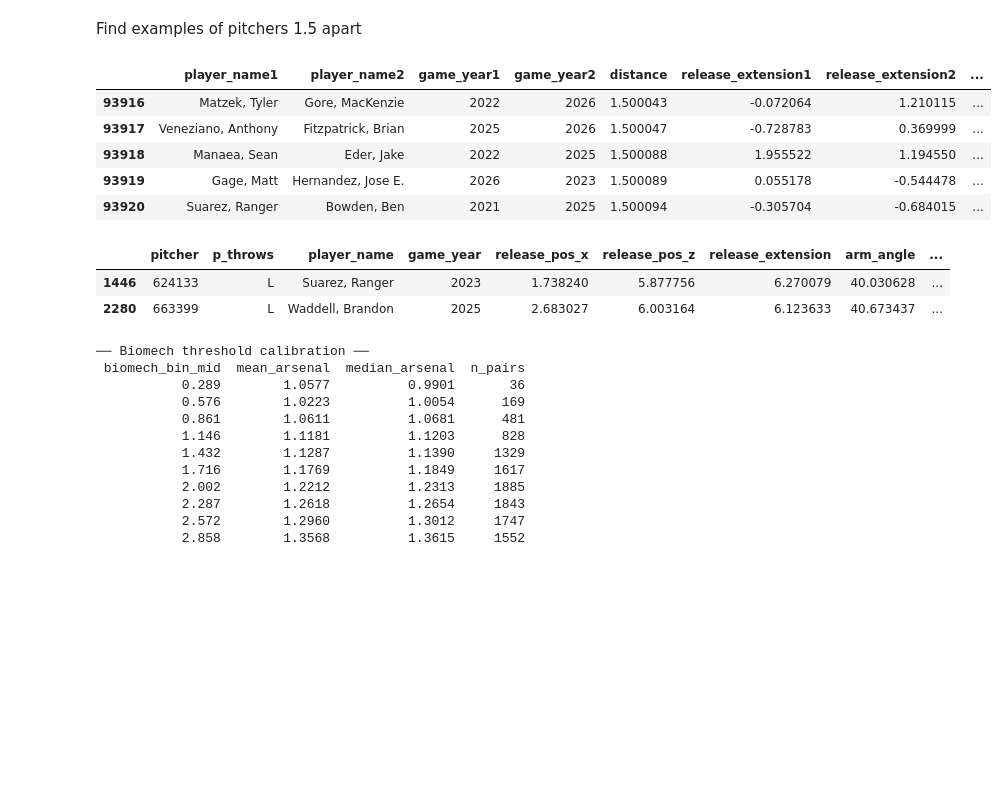
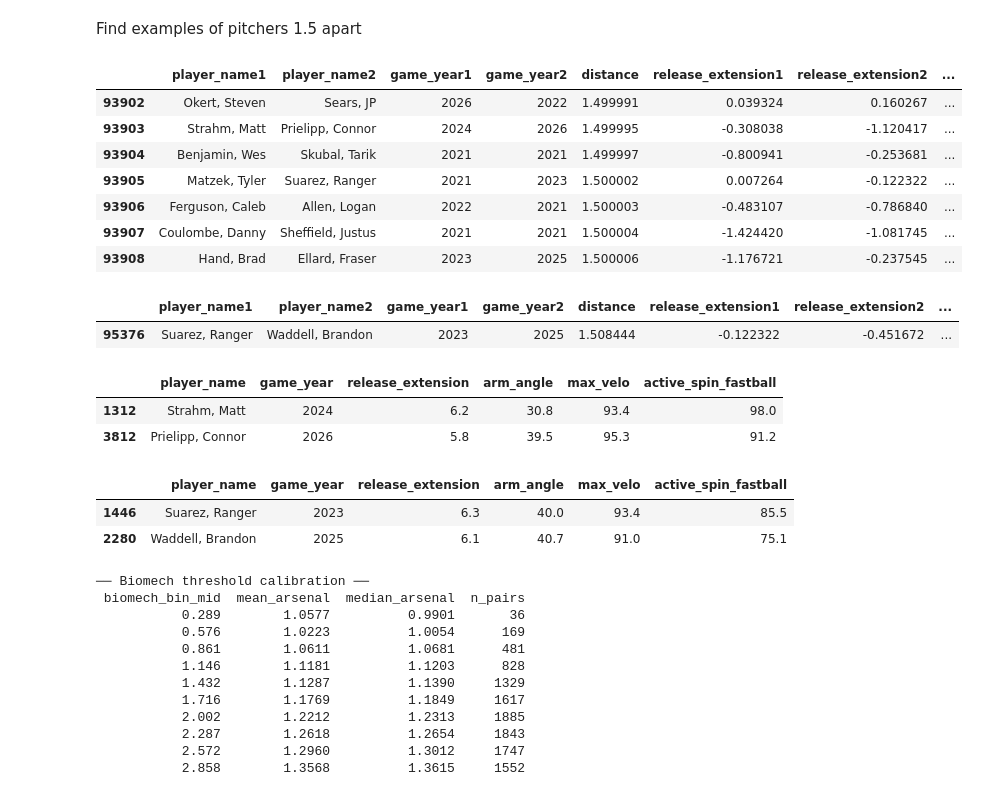
Before and after one commit to simontodreas/mlb-pitch-loadout, a Jupyter notebook: Data Exploration.ipynb, the cells around one changed output. Drawn from its saved outputs; the diff is of its cells as text; code cells hidden in the pictures; blank space fills up the shorter version.

```diff
--- a/Data Exploration.ipynb
+++ b/Data Exploration.ipynb
@@ -540,21 +540,36 @@ biomech_dist_l = compute_euclidean_distances(
     include_features=True
 )
 # %%
-biomech_dist_l[(biomech_dist_l['distance']>1.4999) & (biomech_dist_l['distance']<1.5001)].tail()
+biomech_dist_l[(biomech_dist_l['distance']>1.49999) & (biomech_dist_l['distance']<1.50001)]
 # %% [output]
 |  | player_name1 | player_name2 | game_year1 | game_year2 | distance | release_extension1 | release_extension2 | ... |
-| 93916 | Matzek, Tyler | Gore, MacKenzie | 2022 | 2026 | 1.500043 | -0.072064 | 1.210115 | ... |
-| 93917 | Veneziano, Anthony | Fitzpatrick, Brian | 2025 | 2026 | 1.500047 | -0.728783 | 0.369999 | ... |
-| 93918 | Manaea, Sean | Eder, Jake | 2022 | 2025 | 1.500088 | 1.955522 | 1.194550 | ... |
-| 93919 | Gage, Matt | Hernandez, Jose E. | 2026 | 2023 | 1.500089 | 0.055178 | -0.544478 | ... |
-| 93920 | Suarez, Ranger | Bowden, Ben | 2021 | 2025 | 1.500094 | -0.305704 | -0.684015 | ... |
+| 93902 | Okert, Steven | Sears, JP | 2026 | 2022 | 1.499991 | 0.039324 | 0.160267 | ... |
+| 93903 | Strahm, Matt | Prielipp, Connor | 2024 | 2026 | 1.499995 | -0.308038 | -1.120417 | ... |
+| 93904 | Benjamin, Wes | Skubal, Tarik | 2021 | 2021 | 1.499997 | -0.800941 | -0.253681 | ... |
+| 93905 | Matzek, Tyler | Suarez, Ranger | 2021 | 2023 | 1.500002 | 0.007264 | -0.122322 | ... |
+| 93906 | Ferguson, Caleb | Allen, Logan | 2022 | 2021 | 1.500003 | -0.483107 | -0.786840 | ... |
+| 93907 | Coulombe, Danny | Sheffield, Justus | 2021 | 2021 | 1.500004 | -1.424420 | -1.081745 | ... |
+| 93908 | Hand, Brad | Ellard, Fraser | 2023 | 2025 | 1.500006 | -1.176721 | -0.237545 | ... |
+# %%
+biomech_dist_l[((biomech_dist_l['player_name1']=='Suarez, Ranger') & (biomech_dist_l['player_name2']=='Waddell, Brandon') &
+                 (biomech_dist_l['game_year1']==2023) & (biomech_dist_l['game_year2']==2025))]
+# %% [output]
+|  | player_name1 | player_name2 | game_year1 | game_year2 | distance | release_extension1 | release_extension2 | ... |
+| 95376 | Suarez, Ranger | Waddell, Brandon | 2023 | 2025 | 1.508444 | -0.122322 | -0.451672 | ... |
+# %%
+pitcher_summ_l[((pitcher_summ_l['player_name']=='Strahm, Matt') & (pitcher_summ_l['game_year']==2024)) |
+                 ((pitcher_summ_l['player_name']=='Prielipp, Connor') & (pitcher_summ_l['game_year']==2026))][['player_name', 'game_year', 'release_extension', 'arm_angle', 'max_velo', 'active_spin_fastball']].round(1)
+# %% [output]
+|  | player_name | game_year | release_extension | arm_angle | max_velo | active_spin_fastball |
+| 1312 | Strahm, Matt | 2024 | 6.2 | 30.8 | 93.4 | 98.0 |
+| 3812 | Prielipp, Connor | 2026 | 5.8 | 39.5 | 95.3 | 91.2 |
 # %%
 pitcher_summ_l[((pitcher_summ_l['player_name']=='Suarez, Ranger') & (pitcher_summ_l['game_year']==2023)) |
-                 ((pitcher_summ_l['player_name']=='Waddell, Brandon') & (pitcher_summ_l['game_year']==2025))]
+                 ((pitcher_summ_l['player_name']=='Waddell, Brandon') & (pitcher_summ_l['game_year']==2025))][['player_name', 'game_year', 'release_extension', 'arm_angle', 'max_velo', 'active_spin_fastball']].round(1)
 # %% [output]
-|  | pitcher | p_throws | player_name | game_year | release_pos_x | release_pos_z | release_extension | arm_angle | ... |
-| 1446 | 624133 | L | Suarez, Ranger | 2023 | 1.738240 | 5.877756 | 6.270079 | 40.030628 | ... |
-| 2280 | 663399 | L | Waddell, Brandon | 2025 | 2.683027 | 6.003164 | 6.123633 | 40.673437 | ... |
+|  | player_name | game_year | release_extension | arm_angle | max_velo | active_spin_fastball |
+| 1446 | Suarez, Ranger | 2023 | 6.3 | 40.0 | 93.4 | 85.5 |
+| 2280 | Waddell, Brandon | 2025 | 6.1 | 40.7 | 91.0 | 75.1 |
 # %%
 biomech_thresh_l = biomech_threshold_calibration(
     pitcher_summ_l_25,
```
Also changed, not shown: parts of 11 cells of this notebook, 1 other file.
